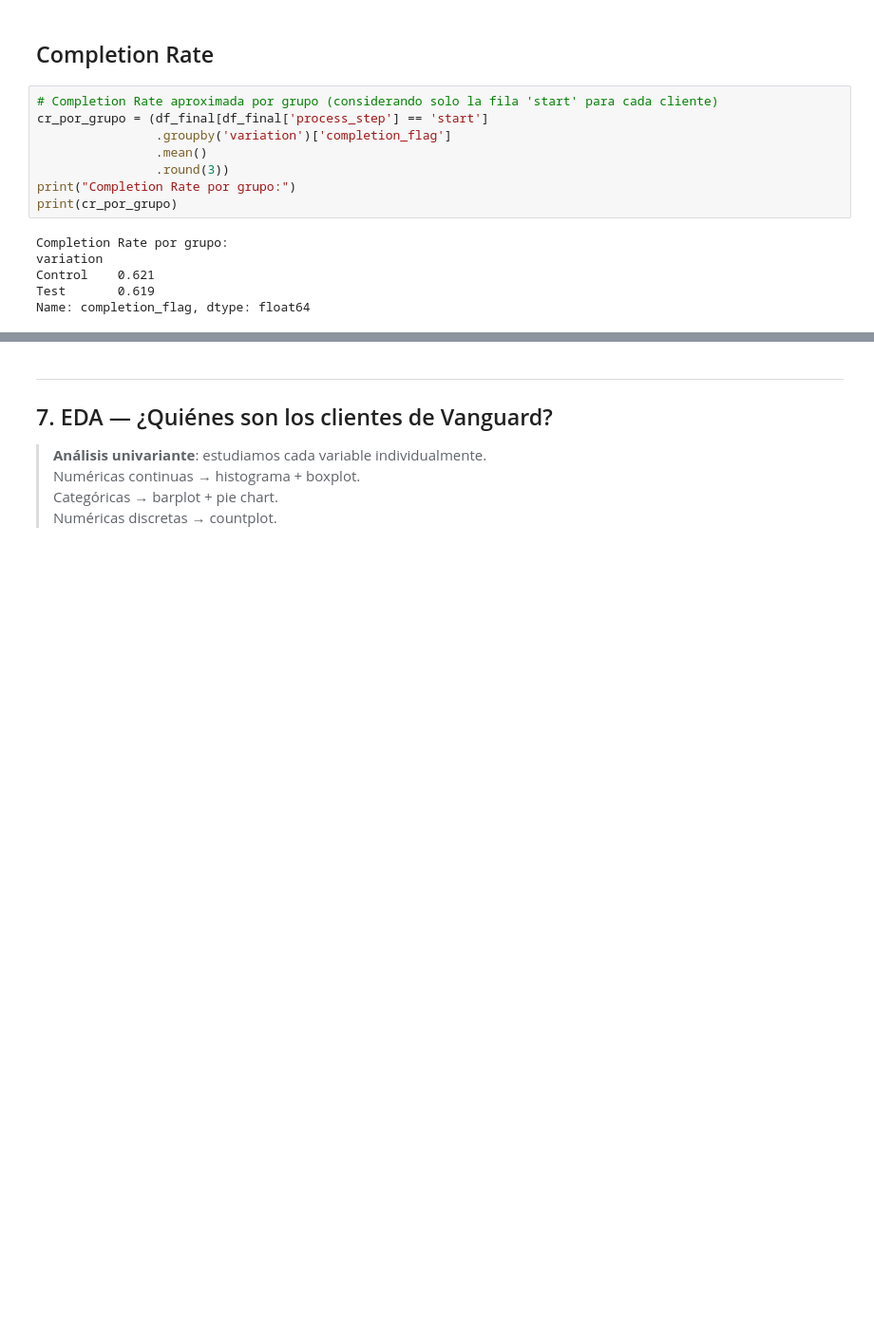
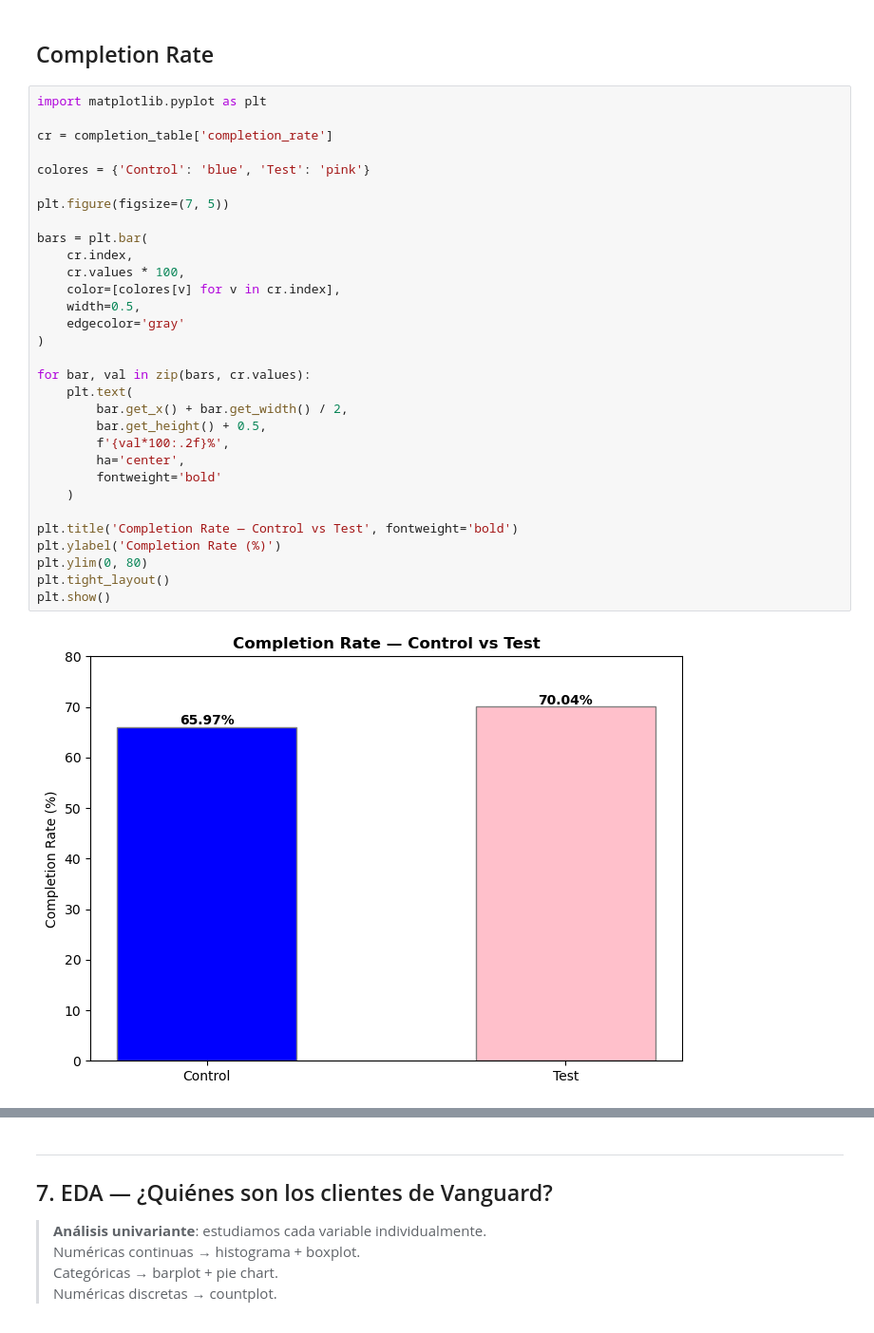
Before and after one commit to demonvaa/vanguard-ab-test, a Jupyter notebook: Proyecto_2.ipynb, the cells around one changed output, grey strips where cells are left out. Shown at 95% size. Saved outputs shown, nothing was run; the diff lists cells and outputs as text; blank space fills up the shorter version.

```diff
--- a/Proyecto_2.ipynb
+++ b/Proyecto_2.ipynb
@@ -524,16 +518,35 @@ Name: count, dtype: int64
 # %% [markdown]
 ## Completion Rate
 # %%
-# Completion Rate aproximada por grupo (considerando solo la fila 'start' para cada cliente)
-cr_por_grupo = (df_final[df_final['process_step'] == 'start']
-                .groupby('variation')['completion_flag']
-                .mean()
-                .round(3))
-print("Completion Rate por grupo:")
-print(cr_por_grupo)
+import matplotlib.pyplot as plt
+
+cr = completion_table['completion_rate']
+
+colores = {'Control': 'blue', 'Test': 'pink'}
+
+plt.figure(figsize=(7, 5))
+
+bars = plt.bar(
+    cr.index,
+    cr.values * 100,
+    color=[colores[v] for v in cr.index],
+    width=0.5,
+    edgecolor='gray'
+)
+
+for bar, val in zip(bars, cr.values):
+    plt.text(
+        bar.get_x() + bar.get_width() / 2,
+        bar.get_height() + 0.5,
+        f'{val*100:.2f}%',
+        ha='center',
+        fontweight='bold'
+    )
+
+plt.title('Completion Rate — Control vs Test', fontweight='bold')
+plt.ylabel('Completion Rate (%)')
+plt.ylim(0, 80)
+plt.tight_layout()
+plt.show()
 # %% [output]
-Completion Rate por grupo:
-variation
-Control    0.621
-Test       0.619
-Name: completion_flag, dtype: float64
+[figure, added]
```
Also changed, not shown: parts of 20 cells of this notebook.
